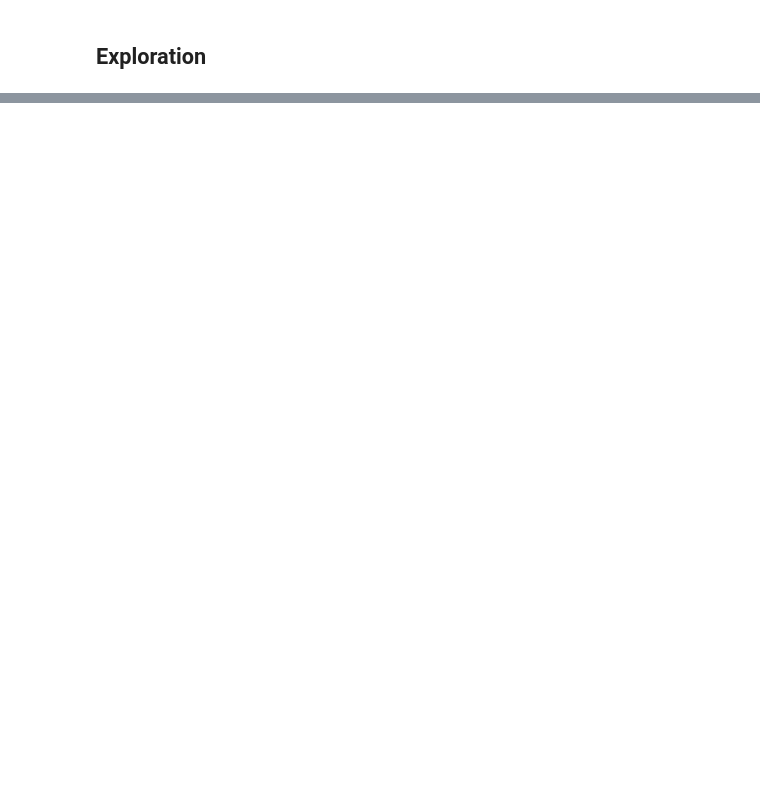
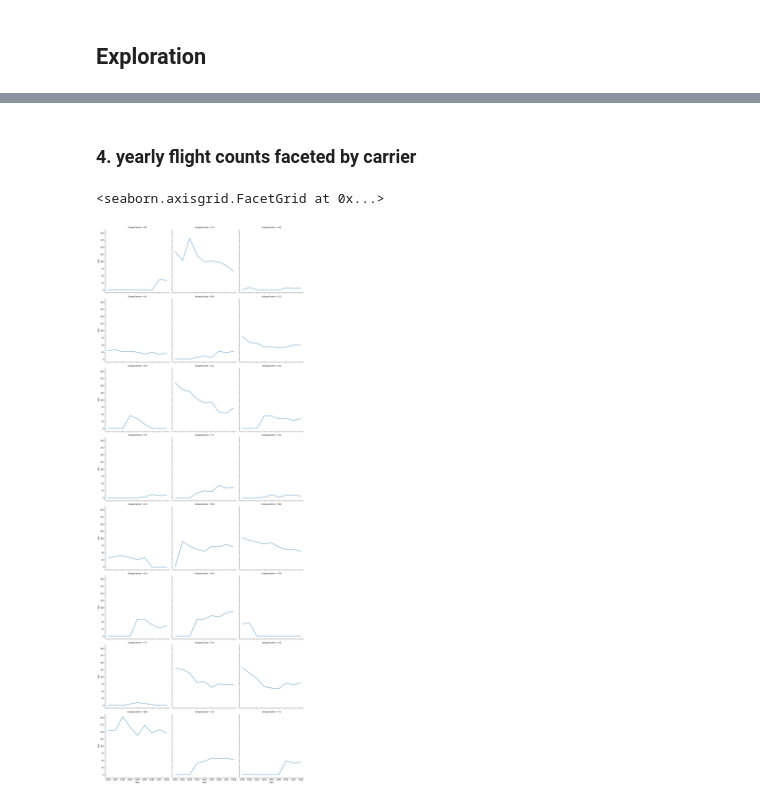
Before and after one commit to nadavoved/another_analysis, a Jupyter notebook: Part_I_notebook.ipynb, the cells around one changed output, grey strips where cells are left out. Cells and saved outputs as stored; diff of their text form; code cells hidden in the pictures; blank space fills up the shorter version.

```diff
--- a/Part_I_notebook.ipynb
+++ b/Part_I_notebook.ipynb
@@ -115,0 +148,8 @@ grouped_df.sum()
+# %% [markdown]
+### 4. yearly flight counts faceted by carrier
+# %%
+chart_data = df.groupby(['Year', 'UniqueCarrier'], as_index=False).size()
+sns.relplot(data=chart_data, kind='line',x='Year',y='size', col='UniqueCarrier', col_wrap=3)
+# %% [output]
+<seaborn.axisgrid.FacetGrid at 0x...>
+[figure, added]
```
Also changed, not shown: parts of 17 cells of this notebook, 1 other file.
